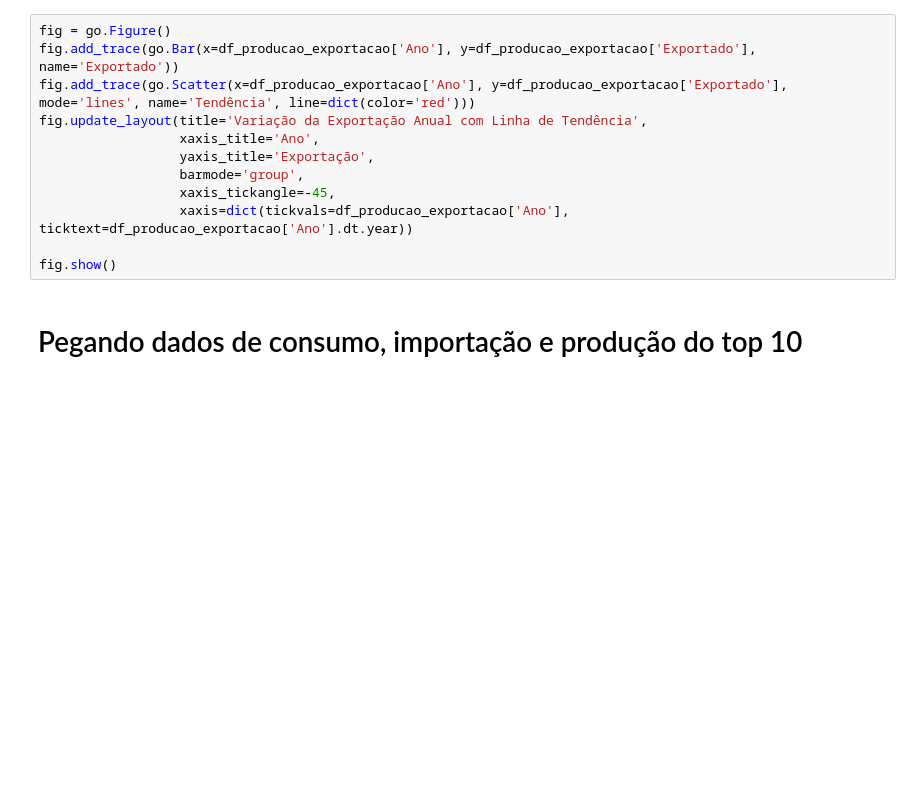
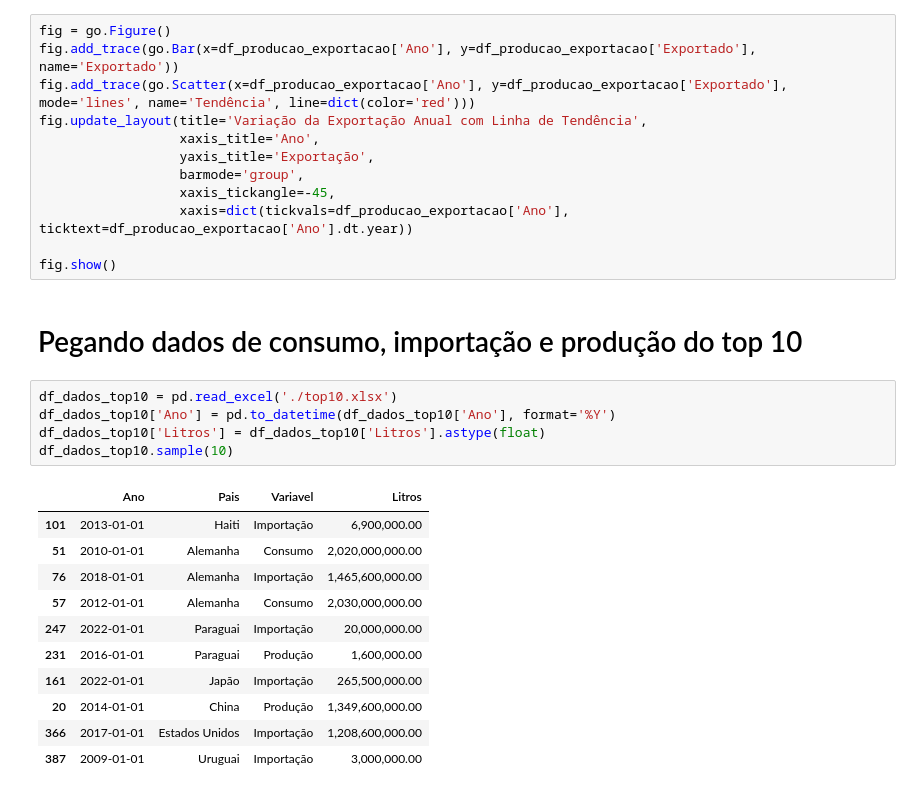
Before and after one commit to alexandre-guerra/Exportacao, a Jupyter notebook: AnaliseExportacao.ipynb, the cells around one changed output. Saved outputs shown, nothing was run; the diff lists cells and outputs as text; blank space fills up the shorter version.

Commit message:
consumo, imp e prod de cada pais

```diff
--- a/AnaliseExportacao.ipynb
+++ b/AnaliseExportacao.ipynb
@@ -249,3 +249,20 @@ fig.update_layout(title='Variação da Exportação Anual com Linha de Tendênci
 fig.show()
 # %% [markdown]
 # Pegando dados de consumo, importação e produção do top 10
+# %%
+df_dados_top10 = pd.read_excel('./top10.xlsx')
+df_dados_top10['Ano'] = pd.to_datetime(df_dados_top10['Ano'], format='%Y')
+df_dados_top10['Litros'] = df_dados_top10['Litros'].astype(float)
+df_dados_top10.sample(10)
+# %% [output]
+|  | Ano | Pais | Variavel | Litros |
+| 101 | 2013-01-01 | Haiti | Importação | 6,900,000.00 |
+| 51 | 2010-01-01 | Alemanha | Consumo | 2,020,000,000.00 |
+| 76 | 2018-01-01 | Alemanha | Importação | 1,465,600,000.00 |
+| 57 | 2012-01-01 | Alemanha | Consumo | 2,030,000,000.00 |
+| 247 | 2022-01-01 | Paraguai | Importação | 20,000,000.00 |
+| 231 | 2016-01-01 | Paraguai | Produção | 1,600,000.00 |
+| 161 | 2022-01-01 | Japão | Importação | 265,500,000.00 |
+| 20 | 2014-01-01 | China | Produção | 1,349,600,000.00 |
+| 366 | 2017-01-01 | Estados Unidos | Importação | 1,208,600,000.00 |
+| 387 | 2009-01-01 | Uruguai | Importação | 3,000,000.00 |
```
Also changed, not shown: parts of 1 cell of this notebook, 1 other file.
